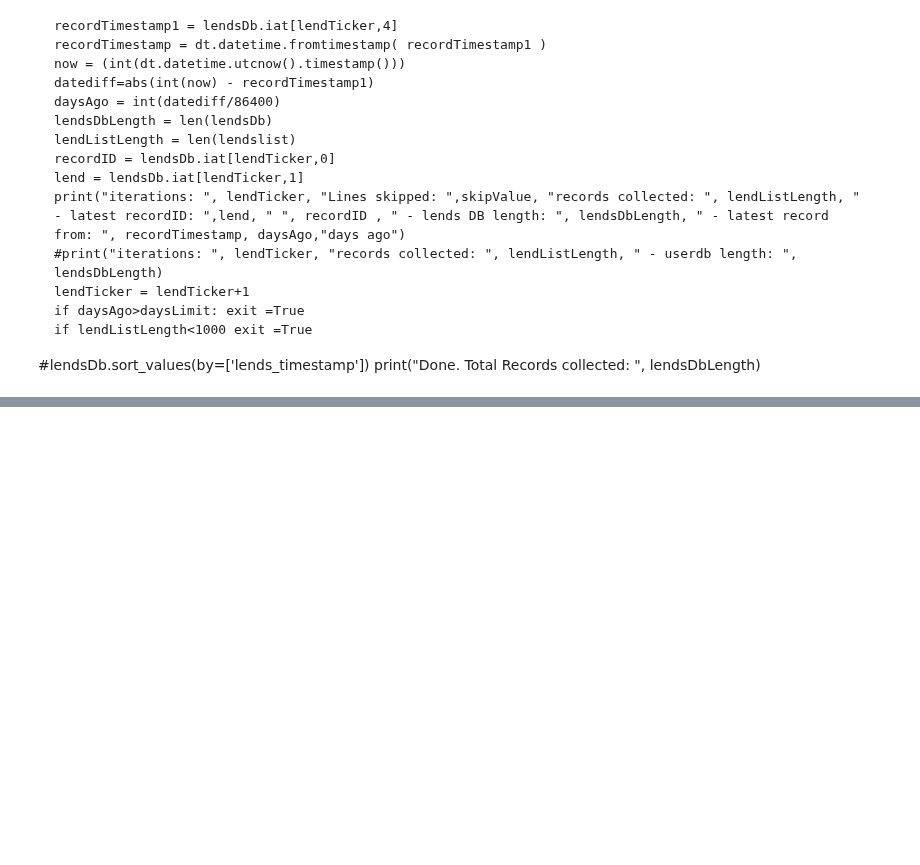
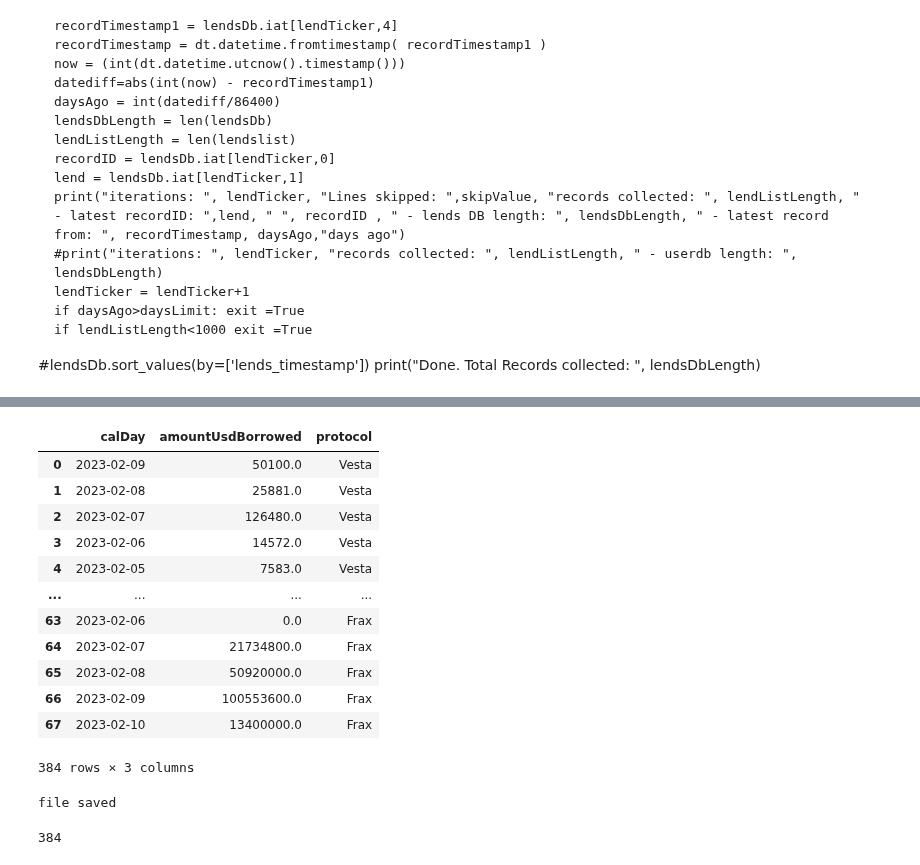
Before and after one commit to EdgeCaser/EconohmetricsOld, a Jupyter notebook: ohmSiloVestaBorrowers.ipynb, the cells around one changed output, grey strips where cells are left out. Drawn from its saved outputs; the diff is of its cells as text; code cells hidden in the pictures; blank space fills up the shorter version.

```diff
--- a/ohmSiloVestaBorrowers.ipynb
+++ b/ohmSiloVestaBorrowers.ipynb
@@ -929,0 +1089,12 @@ print("Done. Total Records collected: ", lendsDbLength)
+# %%
+fraxBorrowedUSDDaily = db.query(
+                        "select "
+                            "date_trunc('day',dateTime) calDay "
+                            ",sum(amountUsdBorrowed) amountUsdBorrowed "
+                       "From fraxBorrowsDb "
+                       "where actions_type= 'borrowAsset' "
+                        "Group by 1 "
+                        "order by 1"
+                   ).df()
+fraxBorrowedUSDDaily['protocol'] = 'Frax'
+fraxBorrowedUSDDaily.head(10)
@@ -929,0 +1113,10 @@ print("Done. Total Records collected: ", lendsDbLength)
+# %%
+siloBorrowedUSDDaily = db.query(
+                        "select "
+                            "date_trunc('day',dateTime) calDay "
+                            ",sum(transaction_amountUSD::hugeint) amountUsdBorrowed "
+                       "From borrowsDbTimed "
+                        "Group by 1 "
+                   ).df()
+siloBorrowedUSDDaily['protocol'] = 'Silo'
+siloBorrowedUSDDaily.head(10)
@@ -929,0 +1134,10 @@ print("Done. Total Records collected: ", lendsDbLength)
+# %%
+vestaBorrowedUSDDaily = db.query(
+                        "select "
+                            "date_trunc('day',dateTime) calDay "
+                            ",sum(borrows_amountUSD::hugeint) amountUsdBorrowed "
+                       "From vestaBorrowsDbTimed "
+                        "Group by 1 "
+                   ).df()
+vestaBorrowedUSDDaily['protocol'] = 'Vesta'
+vestaBorrowedUSDDaily.head(10)
@@ -929,0 +1156,32 @@ print("Done. Total Records collected: ", lendsDbLength)
+# %%
+#Don't judge if I use pandas for some things and SQL for others. I'm a noob :P
+dailyUsdBorrowdDb =  pd.concat([vestaBorrowedUSDDaily, siloBorrowedUSDDaily,fraxBorrowedUSDDaily])
+dailyUsdBorrowdDb.head(400)
+# %% [output]
+|  | calDay | amountUsdBorrowed | protocol |
+| 0 | 2023-02-09 | 50100.0 | Vesta |
+| 1 | 2023-02-08 | 25881.0 | Vesta |
+| 2 | 2023-02-07 | 126480.0 | Vesta |
+| 3 | 2023-02-06 | 14572.0 | Vesta |
+| 4 | 2023-02-05 | 7583.0 | Vesta |
+| ... | ... | ... | ... |
+| 63 | 2023-02-06 | 0.0 | Frax |
+| 64 | 2023-02-07 | 21734800.0 | Frax |
+| 65 | 2023-02-08 | 50920000.0 | Frax |
+| 66 | 2023-02-09 | 100553600.0 | Frax |
+| 67 | 2023-02-10 | 13400000.0 | Frax |
+384 rows × 3 columns
+# %%
+dailyUsdBorrowdDbLength = len(dailyUsdBorrowdDb)
+path =file+'/dailyUsdBorrowed_'+str(dt.datetime.today().strftime("%b-%d-%Y"))+"_"+str(dailyUsdBorrowdDbLength)+'_records.csv'
+dailyUsdBorrowdDb.to_csv(path, index = False)
+
+path =file+'/dailyUsdBorrowed_'+str(dt.datetime.today().strftime("%b-%d-%Y"))+"_"+str(dailyUsdBorrowdDbLength)+'_records_piped.csv'
+dailyUsdBorrowdDb.to_csv(path, index = False, sep='|')
+print('file saved')
+# %% [output]
+file saved
+# %%
+dailyUsdBorrowdDbLength
+# %% [output]
+384
```
Also changed, not shown: parts of 18 cells of this notebook, 1 other file.
